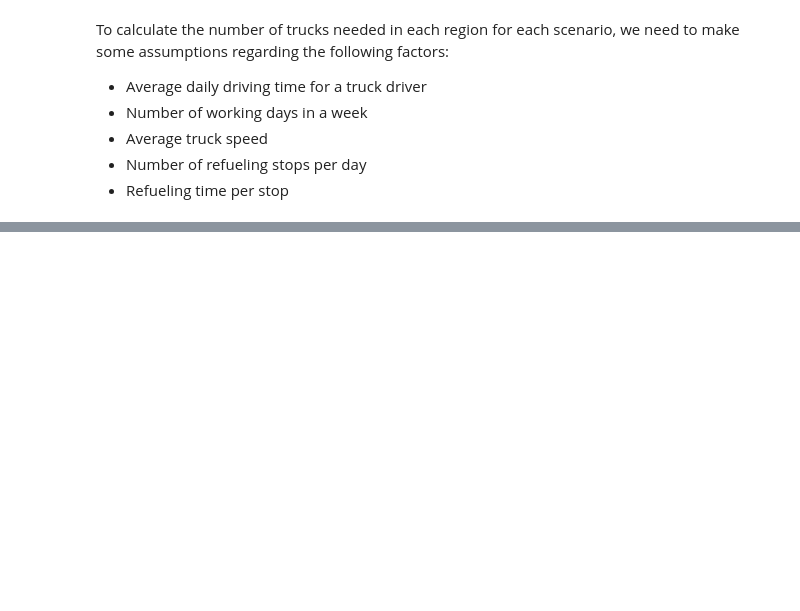
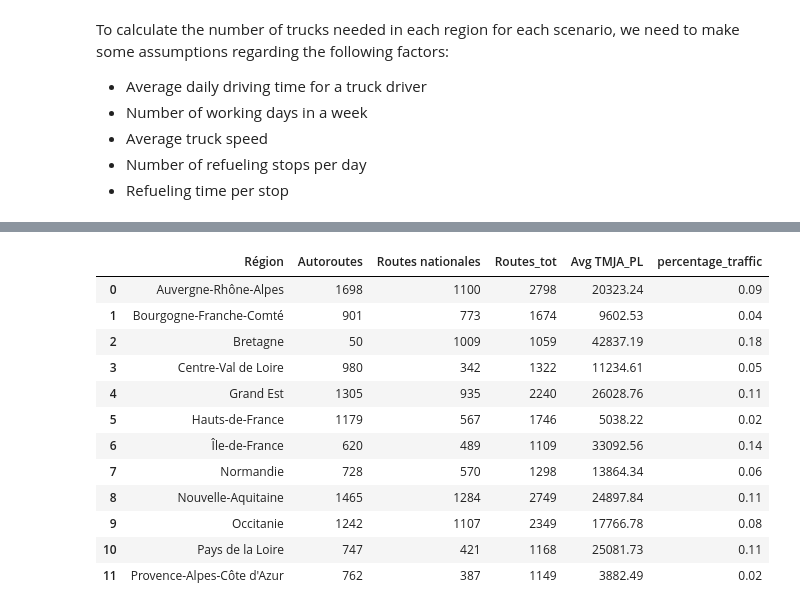
Before and after one commit to augustin-delabrosse/sustainability-challenge, a Jupyter notebook: NetworkAnalysis.ipynb, the cells around one changed output, grey strips where cells are left out. Drawn from its saved outputs; the diff is of its cells as text; code cells hidden in the pictures; blank space fills up the shorter version.

```diff
--- a/NetworkAnalysis.ipynb
+++ b/NetworkAnalysis.ipynb
@@ -26,3 +26,6 @@ df_traffic
 | 4693 | 01/01/2019 | P0524 | 3860 | 31 | 33 | N | 1009 | 1777 | 458798,85 | ... |
 | 4694 | 01/01/2019 | P0542 | 1536 | 200 | 32 | N | -13 | 0 | 548722,84 | ... |
 4695 rows × 24 columns
+# %%
+df_route = distance_road_region("data/TCRD_076.xlsx")
+df_route
@@ -366,0 +246,6 @@ forecasted_trucks_2040 = 60000
+# %%
+# merge region and route to have the AVG TMJA_PL
+
+df_route_traffic = df_route.merge(region_data, left_on="Région", right_on="region")
+df_route_traffic = df_route_traffic[df_route_traffic.columns[[0, 1, 2, 3, 8]]]
+df_route_traffic
@@ -366,0 +266,21 @@ forecasted_trucks_2040 = 60000
+# %%
+# Calculate the sum of the Avg TMJA_PL column
+tmja_sum = df_route_traffic['Avg TMJA_PL'].sum()
+
+# Calculate the percentage of traffic in each region
+df_route_traffic['percentage_traffic'] = round(df_route_traffic['Avg TMJA_PL'] / tmja_sum, 2)
+df_route_traffic
+# %% [output]
+|  | Région | Autoroutes | Routes nationales | Routes_tot | Avg TMJA_PL | percentage_traffic |
+| 0 | Auvergne-Rhône-Alpes | 1698 | 1100 | 2798 | 20323.24 | 0.09 |
+| 1 | Bourgogne-Franche-Comté | 901 | 773 | 1674 | 9602.53 | 0.04 |
+| 2 | Bretagne | 50 | 1009 | 1059 | 42837.19 | 0.18 |
+| 3 | Centre-Val de Loire | 980 | 342 | 1322 | 11234.61 | 0.05 |
+| 4 | Grand Est | 1305 | 935 | 2240 | 26028.76 | 0.11 |
+| 5 | Hauts-de-France | 1179 | 567 | 1746 | 5038.22 | 0.02 |
+| 6 | Île-de-France | 620 | 489 | 1109 | 33092.56 | 0.14 |
+| 7 | Normandie | 728 | 570 | 1298 | 13864.34 | 0.06 |
+| 8 | Nouvelle-Aquitaine | 1465 | 1284 | 2749 | 24897.84 | 0.11 |
+| 9 | Occitanie | 1242 | 1107 | 2349 | 17766.78 | 0.08 |
+| 10 | Pays de la Loire | 747 | 421 | 1168 | 25081.73 | 0.11 |
+| 11 | Provence-Alpes-Côte d'Azur | 762 | 387 | 1149 | 3882.49 | 0.02 |
```
Also changed, not shown: parts of 98 cells of this notebook.
